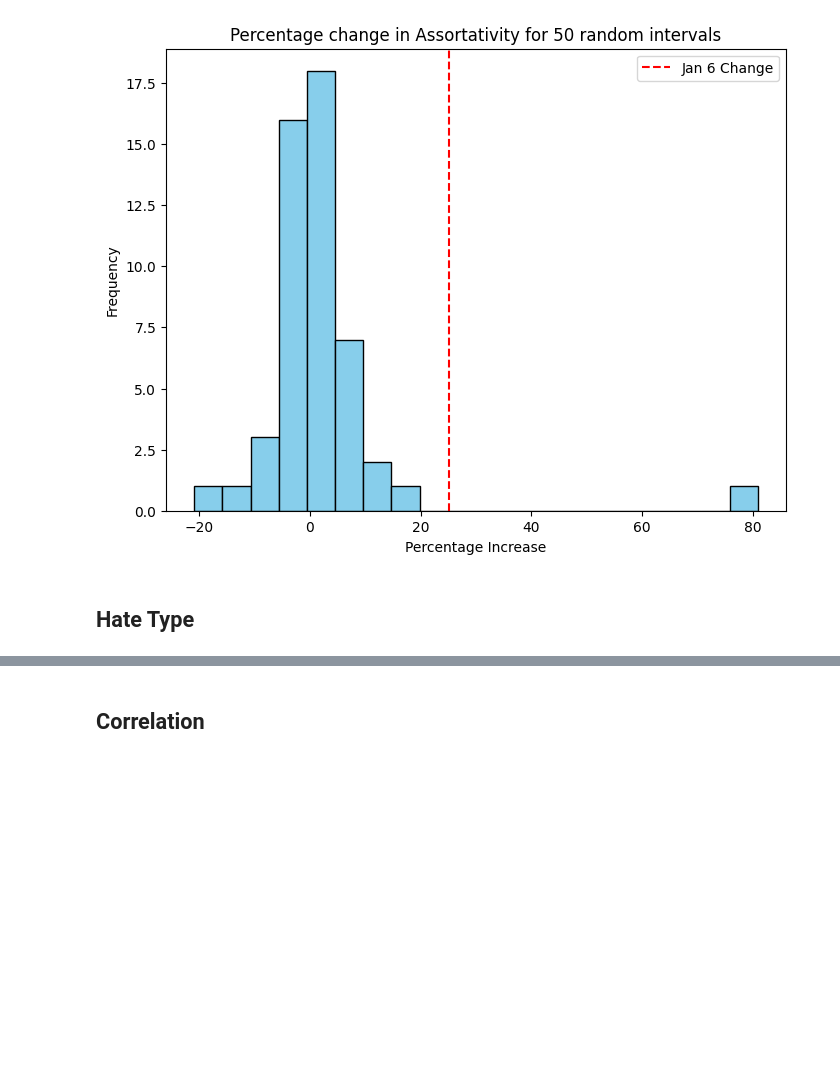
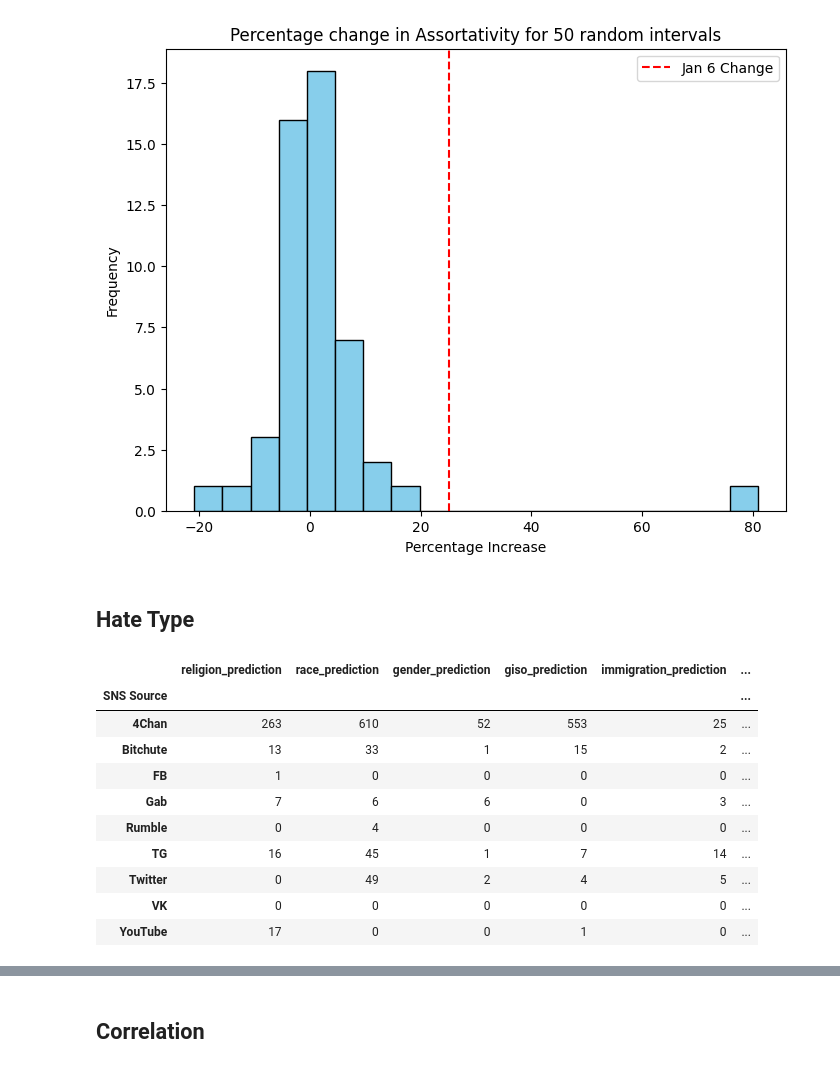
Before and after one commit to averma1010/Capstone_Akshay, a Jupyter notebook: code/component/Data_Analysis_Notebook.ipynb, the cells around one changed output, grey strips where cells are left out. Cells and saved outputs as stored; diff of their text form; code cells hidden in the pictures; blank space fills up the shorter version.

```diff
--- a/code/component/Data_Analysis_Notebook.ipynb
+++ b/code/component/Data_Analysis_Notebook.ipynb
@@ -380,16 +303,28 @@ Post_Nov7 = df_Nov7[(df_Nov7['Day'] >= '2020-11-07') & (df_Nov7['Day'] <= '2020-
 # %%
 boolean_columns = ['religion_prediction', 'race_prediction', 'gender_prediction',
                    'giso_prediction', 'immigration_prediction', 'ein_prediction',
                    'antisemitism_prediction', 'SNS Source']
 
 # Group by 'SNS' column and sum the boolean columns
-hate_counts_pre = pre_Jan6[boolean_columns].groupby('SNS Source').sum()
+hate_counts_pre = Pre_jan6[boolean_columns].groupby('SNS Source').sum()
 
 # Group by 'SNS' column and sum the boolean columns
-hate_counts_post = post_Jan6[boolean_columns].groupby('SNS Source').sum()
+hate_counts_post = Post_jan6[boolean_columns].groupby('SNS Source').sum()
 
 # Display the counts of hate types for each SNS
 hate_counts_post
+# %% [output]
+|  | religion_prediction | race_prediction | gender_prediction | giso_prediction | immigration_prediction | ... |
+| SNS Source |  |  |  |  |  | ... |
+| 4Chan | 263 | 610 | 52 | 553 | 25 | ... |
+| Bitchute | 13 | 33 | 1 | 15 | 2 | ... |
+| FB | 1 | 0 | 0 | 0 | 0 | ... |
+| Gab | 7 | 6 | 6 | 0 | 3 | ... |
+| Rumble | 0 | 4 | 0 | 0 | 0 | ... |
+| TG | 16 | 45 | 1 | 7 | 14 | ... |
+| Twitter | 0 | 49 | 2 | 4 | 5 | ... |
+| VK | 0 | 0 | 0 | 0 | 0 | ... |
+| YouTube | 17 | 0 | 0 | 1 | 0 | ... |
 # %%
 percentage_change = ((hate_counts_post - hate_counts_pre) / hate_counts_pre) * 100
 percentage_change
```
Also changed, not shown: parts of 24 cells of this notebook.
